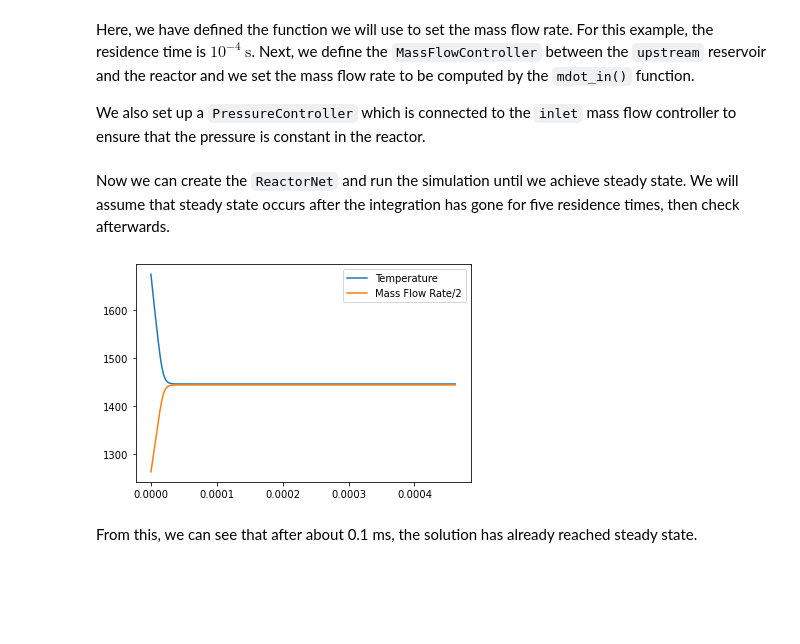
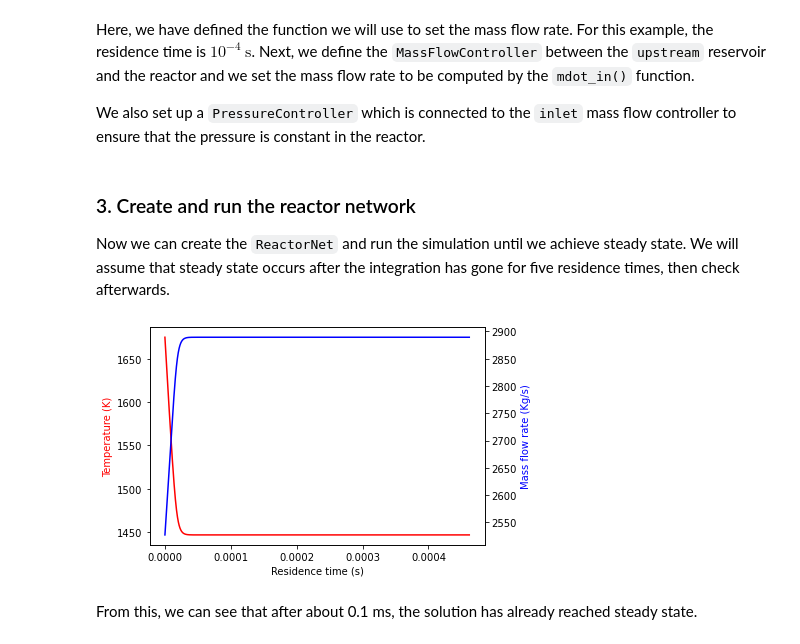
Before and after one commit to Cantera/workshop-materials, a Jupyter notebook: acs-2022/03_reactor-simulations/03_1-PSR/0D_psr_completed.ipynb, the cells around one changed output. Drawn from its saved outputs; the diff is of its cells as text; code cells hidden in the pictures; blank space fills up the shorter version.

Commit message:
Updating reactor simulation notebooks

```diff
--- a/acs-2022/03_reactor-simulations/03_1-PSR/0D_psr_completed.ipynb
+++ b/acs-2022/03_reactor-simulations/03_1-PSR/0D_psr_completed.ipynb
@@ -67,6 +95,7 @@ inlet = ct.MassFlowController(upstream, reactor)
 inlet.mass_flow_rate = mdot_in
 outlet = ct.PressureController(reactor, downstream, master=inlet, K=100)
 # %% [markdown]
+### 3. Create and run the reactor network
 Now we can create the `ReactorNet` and run the simulation until we achieve steady state. We will assume that steady state occurs after the integration has gone for five residence times, then check afterwards.
 # %%
 net = ct.ReactorNet([reactor])
@@ -84,11 +113,15 @@ while net.time <= end_time:
     net.step()
 # %%
 fig, ax = plt.subplots()
-ax.plot(time, T, label='Temperature')
-ax.plot(time, np.array(mdot)/2, label='Mass Flow Rate/2')
-ax.legend(loc='best');
+ax.plot(time, T, color="red", label='Temperature')
+plt.xlabel("Residence time (s)")
+plt.ylabel("Temperature (K)", color="red")
+ax2=ax.twinx()
+ax2.plot(time, np.array(mdot), color="blue", label='Mass Flow Rate')
+plt.ylabel("Mass flow rate (Kg/s)", color="blue")
+plt.show()
 # %% [output]
-[figure, old version]
+[figure, new version]
 # %% [markdown]
 From this, we can see that after about 0.1 ms, the solution has already reached steady state.
 # %% [markdown]
```
Also changed, not shown: parts of 4 cells of this notebook, 1 other file.
